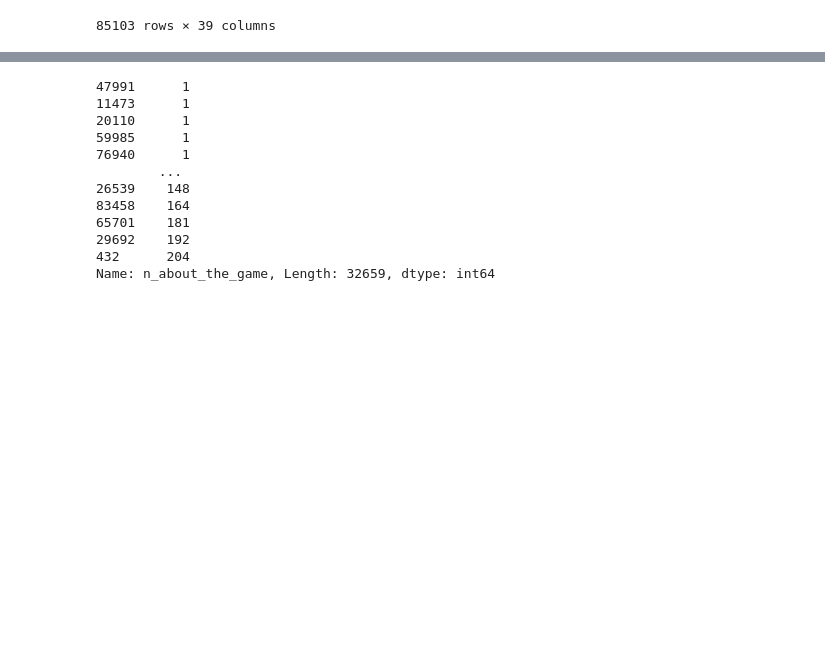
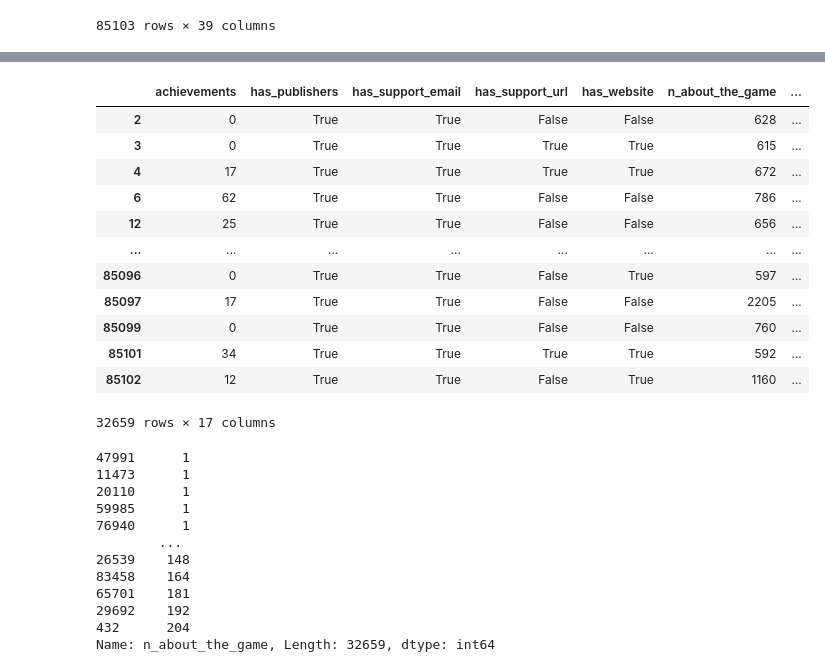
Before and after one commit to MatheusVazManzke/steam-analysis, a Jupyter notebook: notebooks/modeling/2.2-mvm-classification-models.ipynb, the cells around one changed output, grey strips where cells are left out. Cells and saved outputs as stored; diff of their text form; code cells hidden in the pictures; blank space fills up the shorter version.

```diff
--- a/notebooks/modeling/2.2-mvm-classification-models.ipynb
+++ b/notebooks/modeling/2.2-mvm-classification-models.ipynb
@@ -182,3 +180,19 @@ KeyError: 'a'
+# %%
+data
+# %% [output]
+|  | achievements | has_publishers | has_support_email | has_support_url | has_website | n_about_the_game | ... |
+| 2 | 0 | True | True | False | False | 628 | ... |
+| 3 | 0 | True | True | True | True | 615 | ... |
+| 4 | 17 | True | True | True | True | 672 | ... |
+| 6 | 62 | True | True | False | False | 786 | ... |
+| 12 | 25 | True | True | False | False | 656 | ... |
+| ... | ... | ... | ... | ... | ... | ... | ... |
+| 85096 | 0 | True | True | False | True | 597 | ... |
+| 85097 | 17 | True | True | False | False | 2205 | ... |
+| 85099 | 0 | True | True | False | False | 760 | ... |
+| 85101 | 34 | True | True | True | True | 592 | ... |
+| 85102 | 12 | True | True | False | True | 1160 | ... |
+32659 rows × 17 columns
 # %%
 data[["has_publishers", "has_support_url", "has_support_email", "has_website"]] = data[
     ["has_publishers", "has_support_url", "has_support_email", "has_website"]
```
Also changed, not shown: parts of 34 cells of this notebook, 5 other files.
